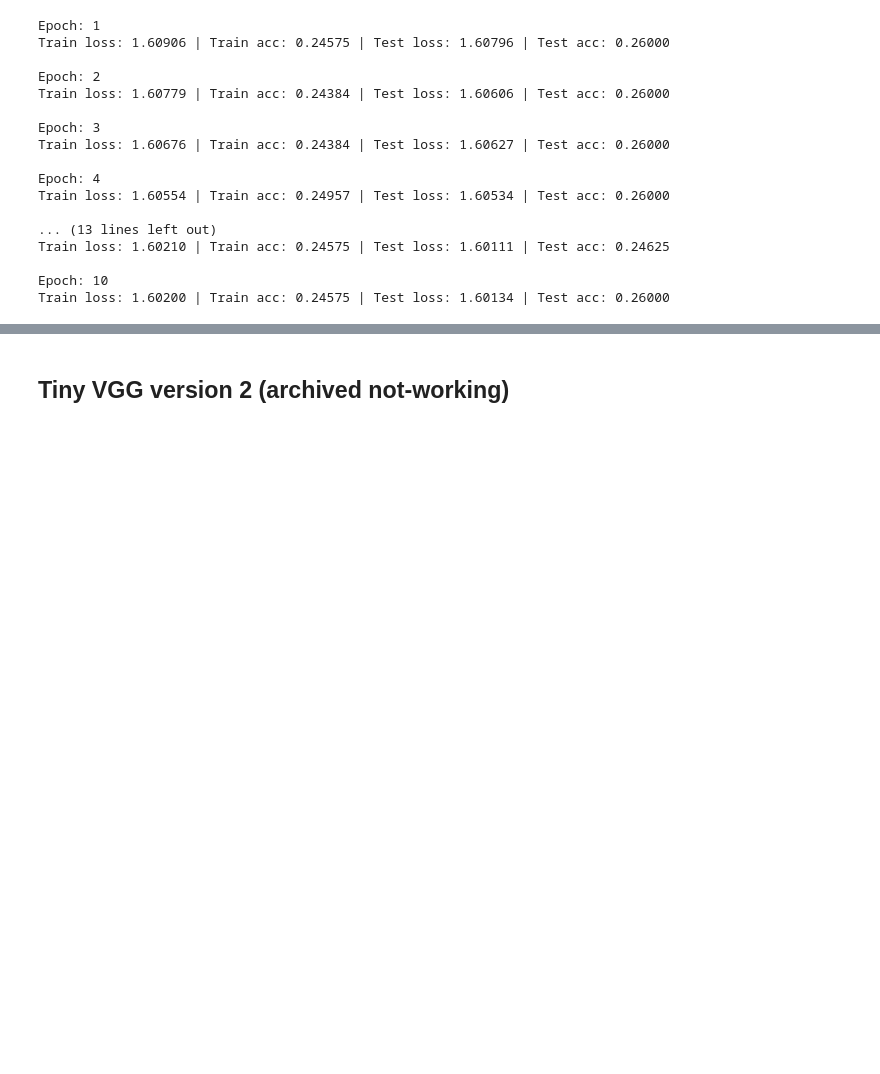
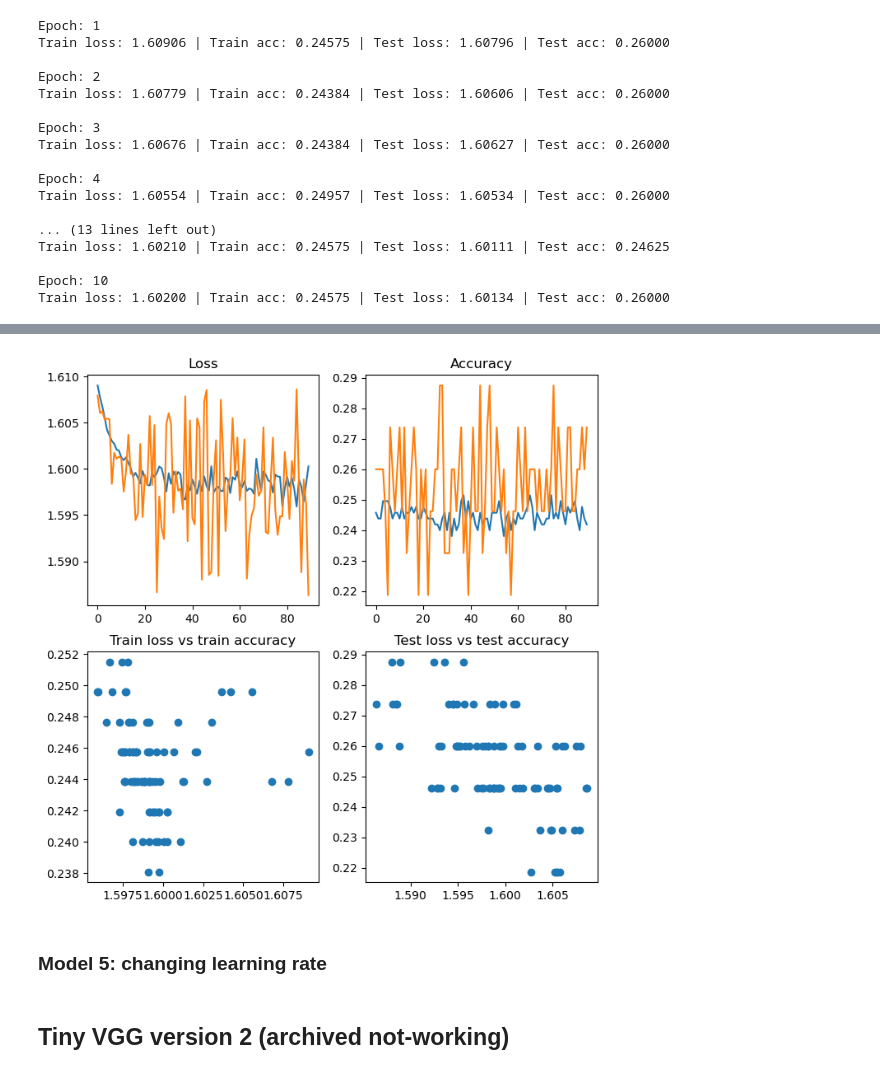
Before and after one commit to neddanedda/PyTorch_course, a Jupyter notebook: Flowers_five_classes.ipynb, the cells around one changed output, grey strips where cells are left out. Cells and saved outputs as stored; diff of their text form; code cells hidden in the pictures; blank space fills up the shorter version.

```diff
--- a/Flowers_five_classes.ipynb
+++ b/Flowers_five_classes.ipynb
@@ -814,20 +850,3 @@ MODEL_SAVE_PATH = MODEL_PATH / MODEL_NAME
 # save the model
 torch.save(obj=model_3.state_dict(),
            f=MODEL_SAVE_PATH)
-# %%
-model_3_results1 = train(model_3,
-                         train_dataloader,
-                         test_dataloader,
-                         optimizer,
-                         epochs=5)
-
-model_3_results = pd.concat(model_3_results,
-                            pd.DataFrame(model_3_results1))
-with open('sample_data/vgg11_summary_results.pickle', 'wb') as handle:
-    pickle.dump(model_3_results, handle)
-
-MODEL_NAME = "vgg11_five_flowers_15_epochs.pth"
-MODEL_SAVE_PATH = MODEL_PATH / MODEL_NAME
-# save the model
-torch.save(obj=model_3.state_dict(),
-           f=MODEL_SAVE_PATH)
@@ -833,0 +890,6 @@ torch.save(obj=model_3.state_dict(),
+# %%
+plot_model_results(model_3_results, figsize=8)
+# %% [output]
+[figure, added]
+# %% [markdown]
+### Model 5: changing learning rate
```
Also changed, not shown: parts of 20 cells of this notebook.
